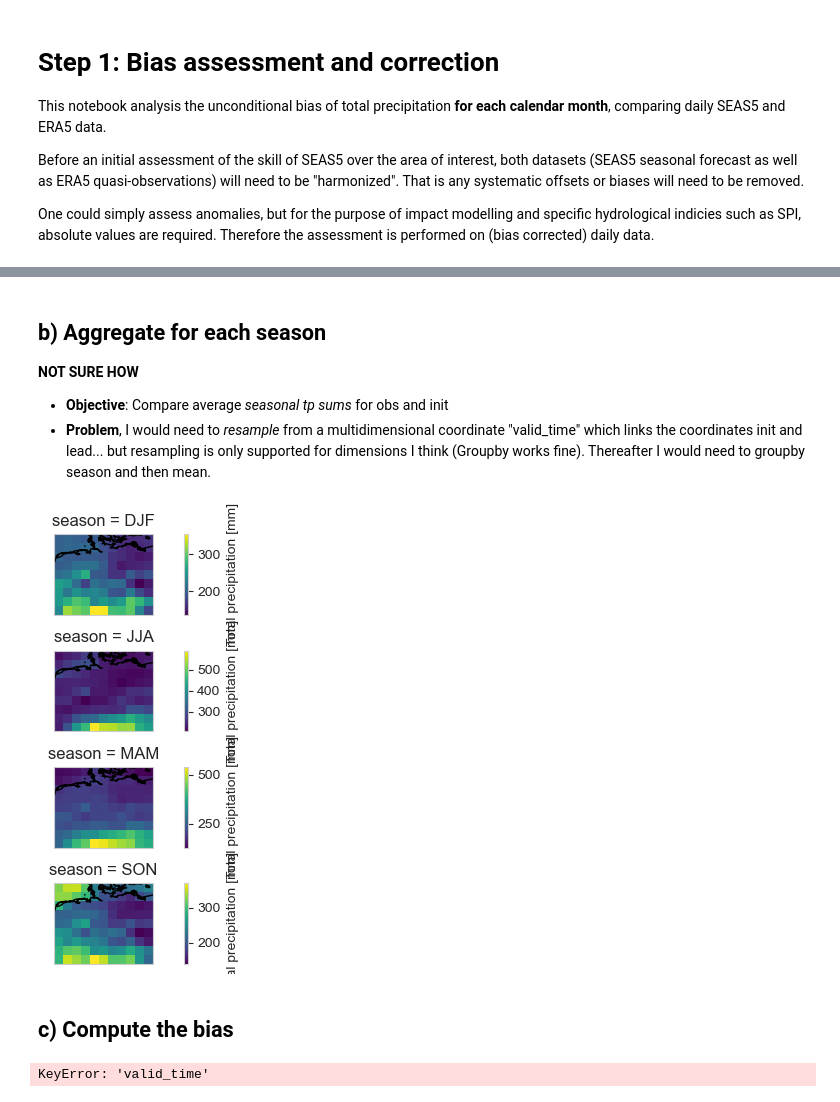
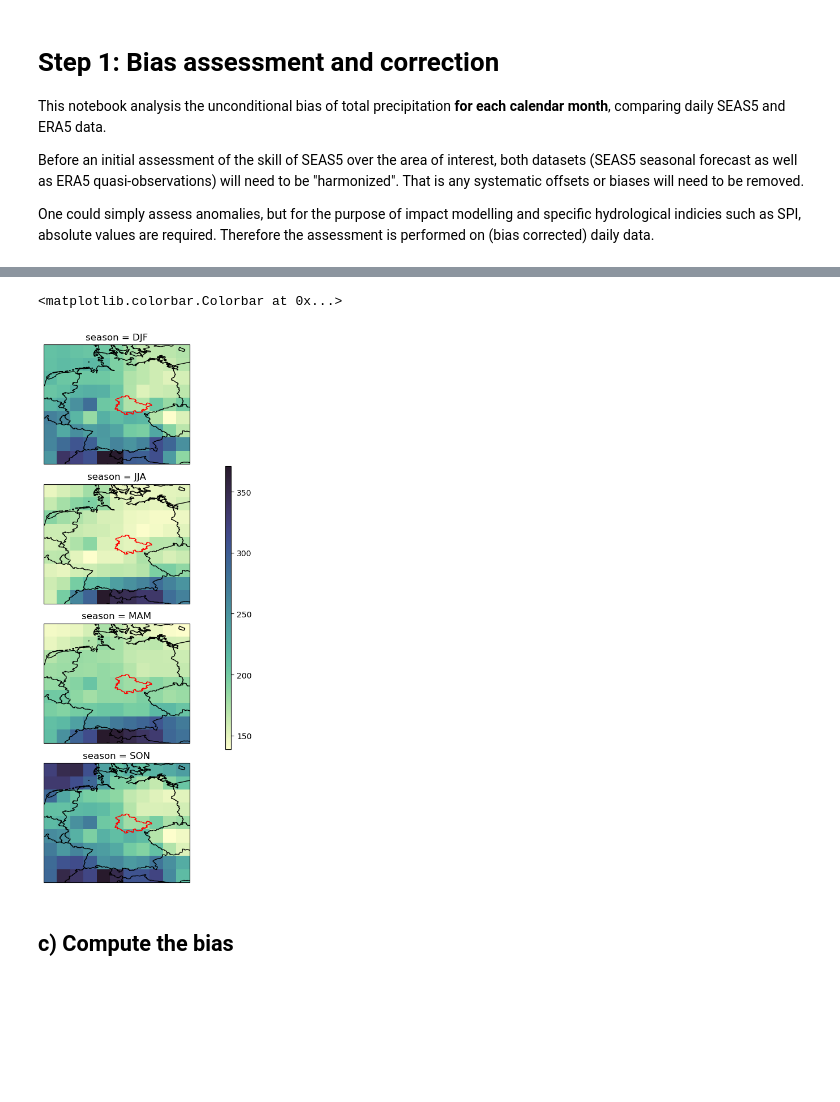
Before and after one commit to SebBub/Thesis, a Jupyter notebook: Step3_BiasAssessment.ipynb, the cells around one changed output, grey strips where cells are left out. Cells and saved outputs as stored; diff of their text form; code cells hidden in the pictures; blank space fills up the shorter version.

```diff
--- a/Step3_BiasAssessment.ipynb
+++ b/Step3_BiasAssessment.ipynb
@@ -20,11 +18,17 @@ One could simply assess anomalies, but for the purpose of impact modelling and s
 # %%
 from climpred import HindcastEnsemble
+from pathlib import Path
 import xarray as xr
-import numpy as np
-from pathlib import Path
+
 import matplotlib.pyplot as plt
+import cmocean.cm as cmo # colormaps
+
 import cartopy.crs as ccrs
 import cartopy.feature as cfeature
+from cartopy.io.shapereader import Reader
+from cartopy.feature import ShapelyFeature
+shp = Path(r"C:/Users/sb123/Documents/OneDrive/04_SS22/climThesis/Data/Geo/THU.shp")
+shape_feature = ShapelyFeature(Reader(shp).geometries(), ccrs.PlateCarree(), facecolor="none", edgecolor="red")
 
 import logging
 logger = logging.getLogger()
@@ -48,0 +102,2 @@ Observations:
+# %%
+seasonal_bias = hindcast.verify(metric="additive_bias", comparison="e2o", alignment="same_inits", dim=[]).groupby("valid_time.season").mean()["tp"]
@@ -48,0 +142,15 @@ Observations:
+# %%
+seasons = seasonal_bias.coords["season"].values
+fig, ax = plt.subplots(subplot_kw={"projection":ccrs.PlateCarree()}, nrows=2, ncols=2, figsize=(8,8))
+
+
+for i, season in enumerate(seasons):
+    ax.flat[i].add_feature(cfeature.COASTLINE)
+    plot = seasonal_bias.isel({"season":i}).plot(ax=ax.flat[i], add_colorbar=False, vmin=-1.5, vmax=1.5, cmap="RdBu")
+    ax.flat[i].add_feature(cfeature.BORDERS)
+    ax.flat[i].set(title=seasons[i])
+    ax.flat[i].add_feature(shape_feature)
+# plt.tight_layout()
+fig.subplots_adjust(right=0.8)
+cbar_ax = fig.add_axes([0.85, 0.15, 0.02, 0.5])
+fig.colorbar(plot, cax=cbar_ax)
@@ -67,25 +171,21 @@ CFTimeIndex([1994-01-01 00:00:00, 1994-02-01 00:00:00, 1994-03-01 00:00:00,
-# %% [markdown]
-## b) Aggregate for each season
-**NOT SURE HOW**
-* **Objective**: Compare average *seasonal tp sums* for obs and init
-* **Problem**, I would need to *resample* from a multidimensional coordinate "valid_time" which links the coordinates init and lead... but resampling is only supported for dimensions I think (Groupby works fine). Thereafter I would need to groupby season and then mean.
 # %%
-fig, ax = plt.subplots(nrows=4,subplot_kw={"projection":ccrs.PlateCarree()})
-seasonal_obs = obs.resample(time="1QS").sum().groupby("time.season").mean()
+fig, ax = plt.subplots(nrows=4,subplot_kw={"projection":ccrs.PlateCarree()}, figsize=(5,10))
+seasonal_obs = hindcast.get_observations()["tp"].resample(time="1QS").sum().groupby("time.season").mean()
 
 for i in range(0,4):
-    seasonal_obs.isel({"season":i}).plot(ax=ax.flat[i])
+    plot = seasonal_obs.isel({"season":i}).plot(ax=ax.flat[i], cmap=cmo.deep, add_colorbar=False)
     ax.flat[i].add_feature(cfeature.COASTLINE)
-    # a
-    # ax.flat[i].borders
+    ax.flat[i].add_feature(cfeature.BORDERS)
+    ax.flat[i].add_feature(shape_feature)
+
 plt.tight_layout()
 fig.show()
+
+fig.subplots_adjust(right=0.8)
+cbar_ax = fig.add_axes([0.8, 0.25, 0.02, 0.5])
+fig.colorbar(plot, cax=cbar_ax)
 # %% [output]
+<matplotlib.colorbar.Colorbar at 0x...>
-[figure, old version]
+[figure, new version]
 # %% [markdown]
 ## c) Compute the bias
-# %%
-# trying to resample to seasonal frequency
-hindcast.get_initialized().resample(valid_time = "1QS").sum()
-# %% [output]
-KeyError: 'valid_time'
```
Also changed, not shown: parts of 19 cells of this notebook, 3 other files.
